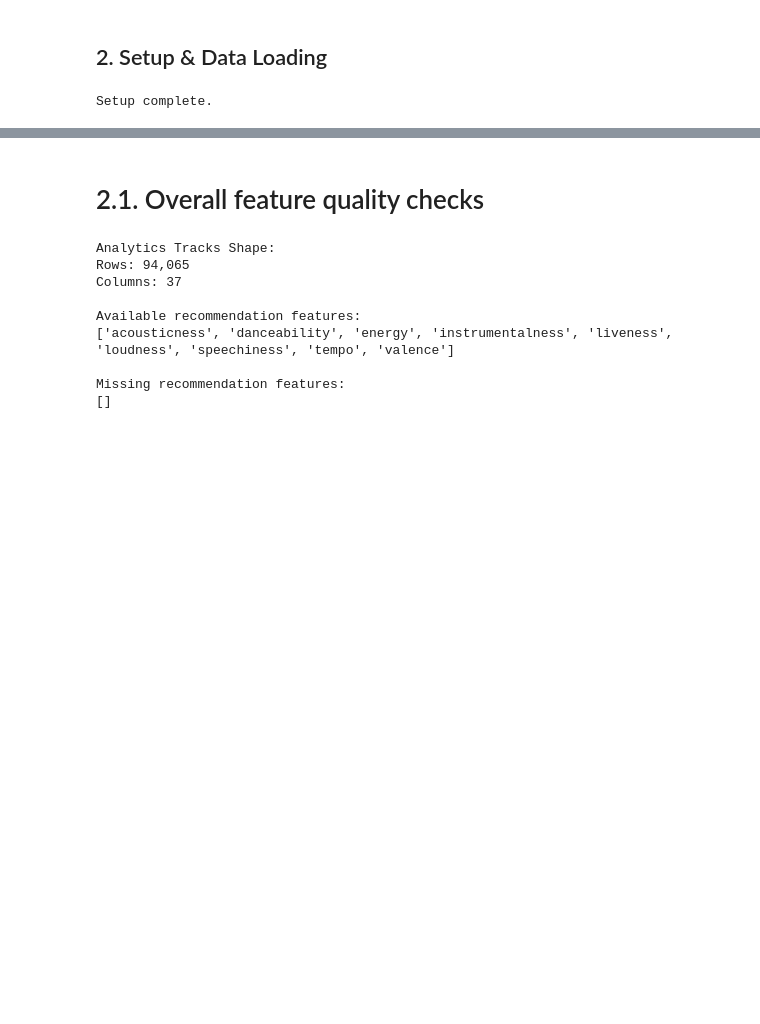
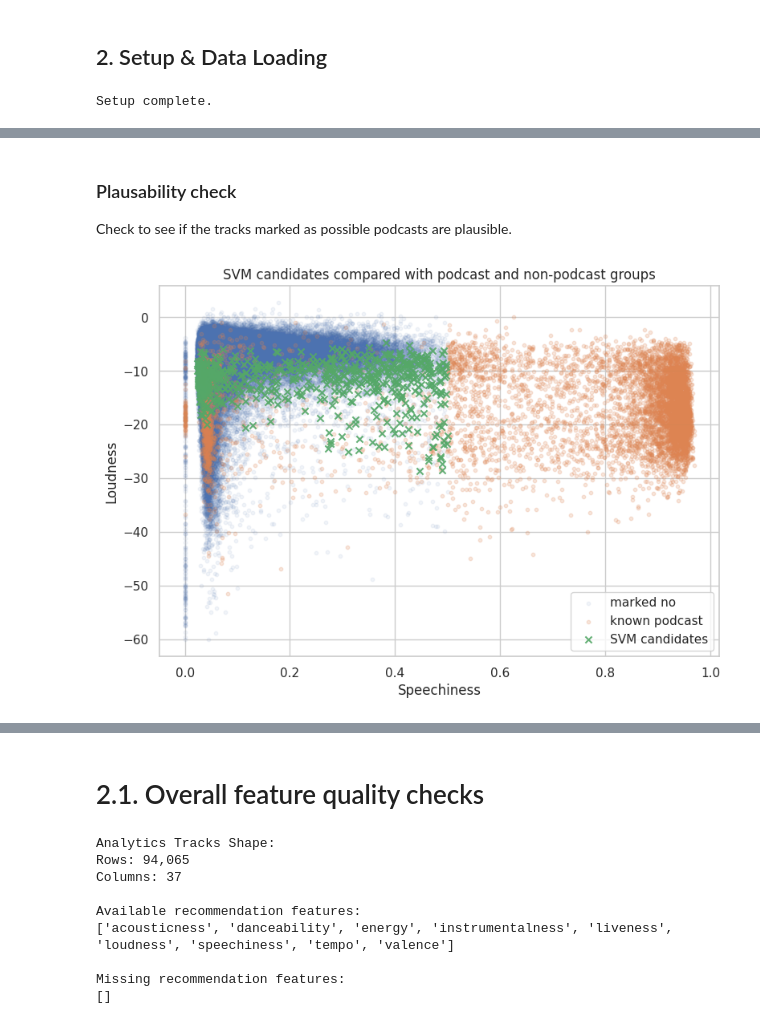
Before and after one commit to ds25m025edbertolima/soe-spotify, a Jupyter notebook: notebooks/4-exploratory-data-analysis.ipynb, the cells around one changed output, grey strips where cells are left out. Saved outputs shown, nothing was run; the diff lists cells and outputs as text; code cells hidden in the pictures; blank space fills up the shorter version.

```diff
--- a/notebooks/4-exploratory-data-analysis.ipynb
+++ b/notebooks/4-exploratory-data-analysis.ipynb
@@ -76,0 +277,38 @@ Features loaded: 94,065
+# %% [markdown]
+### Plausability check
+Check to see if the tracks marked as possible podcasts are plausible.
+# %%
+plt.figure(figsize=(9, 6))
+
+plt.scatter(
+    df_tracks[df_tracks["is_podcast"] == "no"]["speechiness"],
+    df_tracks[df_tracks["is_podcast"] == "no"]["loudness"],
+    alpha=0.07,
+    s=10,
+    label="marked no"
+)
+
+plt.scatter(
+    df_tracks[df_tracks["is_podcast"] == "yes"]["speechiness"],
+    df_tracks[df_tracks["is_podcast"] == "yes"]["loudness"],
+    alpha=0.20,
+    s=10,
+    label="known podcast"
+)
+
+plt.scatter(
+    possible_missed_podcasts_ocsvm["speechiness"],
+    possible_missed_podcasts_ocsvm["loudness"],
+    alpha=0.9,
+    s=35,
+    marker="x",
+    label="SVM candidates"
+)
+
+plt.xlabel("Speechiness")
+plt.ylabel("Loudness")
+plt.title("SVM candidates compared with podcast and non-podcast groups")
+plt.legend()
+plt.show()
+# %% [output]
+[figure, added]
```
Also changed, not shown: parts of 17 cells of this notebook, 2 other files.
